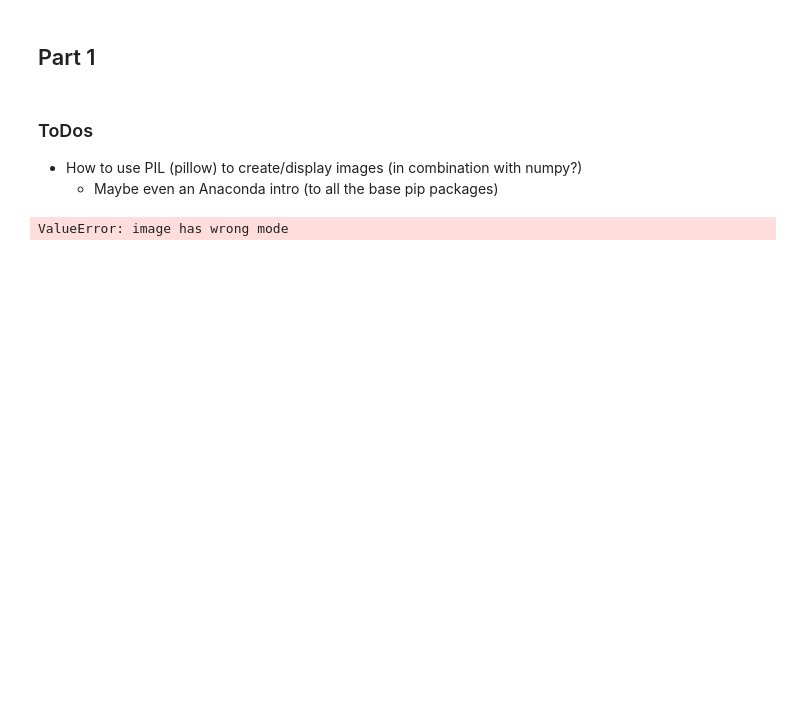
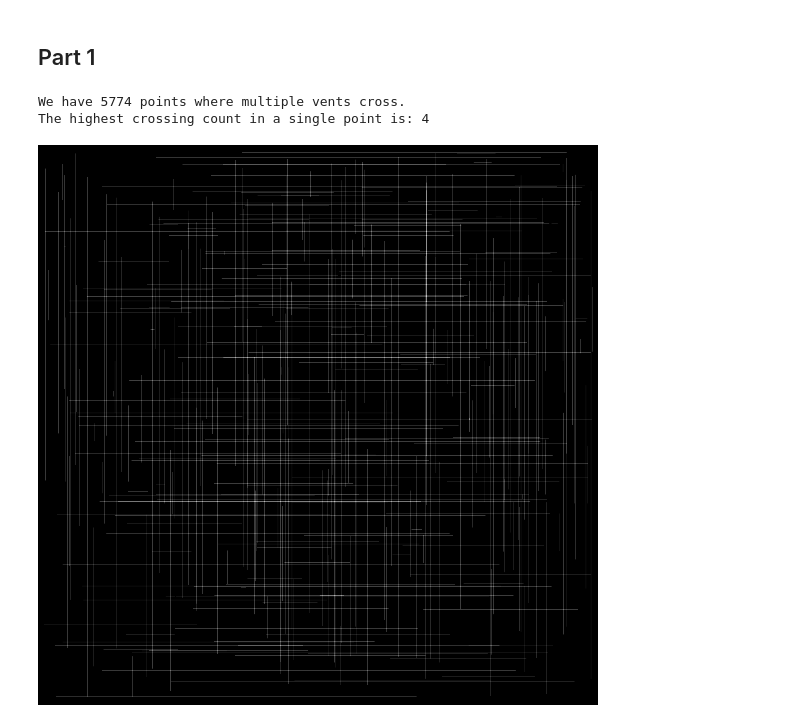
Before and after one commit to JasonNero/advent-of-code, a Jupyter notebook: 2021/05_HydrothermalVenture.ipynb, the cells around one changed output. Cells and saved outputs as stored; diff of their text form; code cells hidden in the pictures; blank space fills up the shorter version.

```diff
--- a/2021/05_HydrothermalVenture.ipynb
+++ b/2021/05_HydrothermalVenture.ipynb
@@ -19,14 +19,12 @@ test_data = test_data.splitlines()
 with open("05_input.txt", "r") as f:
     full_data = f.read()
     full_data = full_data.splitlines()
-# %% [markdown]
-### ToDos
-- How to use PIL (pillow) to create/display images (in combination with numpy?)
-    - Maybe even an Anaconda intro (to all the base pip packages)
 # %%
 from PIL import Image, ImageDraw, ImageChops
+import numpy as np
 
-def interpret_line(line):
+
+def _interpret_line(line):
     a, _, b = line.split()
     x1, y1 = (int(n) for n in a.split(","))
     x2, y2 = (int(n) for n in b.split(","))
@@ -34,23 +32,32 @@ def interpret_line(line):
 
 def calculate_overlaps(data, use_diagonals=False):
     # TODO: Automatically find needed size
-    # TODO: We are clipping
-    # "At this time, most channel operations are only implemented for 8-bit images (e.g. “L” and “RGB”)."
-    sea_floor = Image.new("I", [1000, 1000])
+    mode = "L"
+    size = (1000, 1000)
 
-    venture = Image.new("I", [1000, 1000])
-    drawing_context = ImageDraw.Draw(venture)
+    sea_floor = Image.new(mode, size)
+
     for line in data:
-        a, b = interpret_line(line)
-        if use_diagonals and (a[0] == b[0] or a[1] == b[1]):
-                drawing_context.line((a, b), fill=1, width=1)
-        else:
+        venture = Image.new(mode, size)
+        drawing_context = ImageDraw.Draw(venture)
+        a, b = _interpret_line(line)
+
+        if (a[0] == b[0] or a[1] == b[1]):
             drawing_context.line((a, b), fill=1, width=1)
+        elif use_diagonals:
+            drawing_context.line((a, b), fill=1, width=1)
+
         sea_floor = ImageChops.add(sea_floor, venture)
 
-    print(sea_floor.getextrema())
-    display(sea_floor)
-
-calculate_overlaps(full_data)
+    crossing_vent_points = sum(sea_floor.histogram()[2:])
+    print(f"We have {crossing_vent_points} points where multiple vents cross.")
+    maximum = sea_floor.getextrema()[1]
+    print(f"The highest crossing count in a single point is: {maximum}")
+    preview_image = Image.eval(sea_floor, lambda x: x * 256/maximum)
+    display(preview_image)
-# %% [output]
-ValueError: image has wrong mode
+# %%
+calculate_overlaps(full_data, use_diagonals=False)
+# %% [output]
+We have 5774 points where multiple vents cross.
+The highest crossing count in a single point is: 4
+[figure, added]
```
Also changed, not shown: parts of 2 cells of this notebook.
